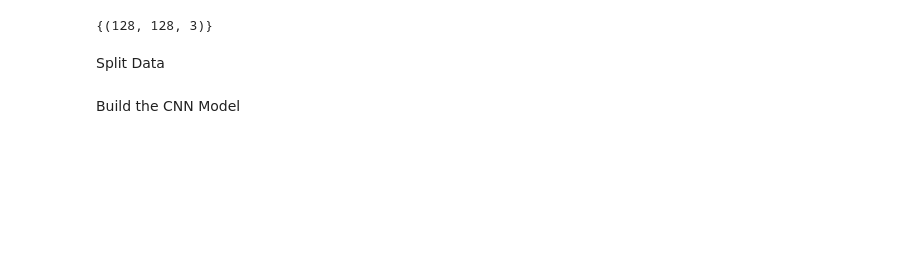
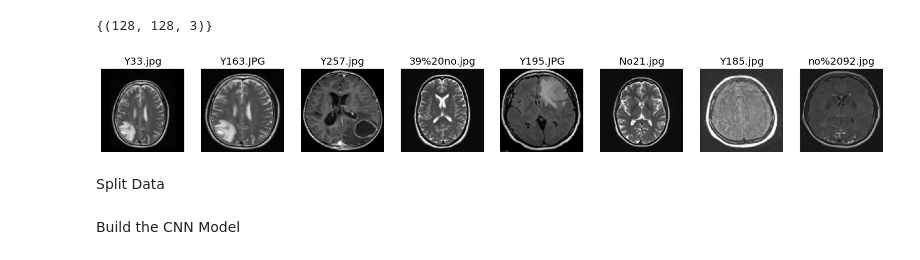
Before and after one commit to Ariamestra/BrainTumorFinal, a Jupyter notebook: BrainTumor.ipynb, the cells around one changed output. Drawn from its saved outputs; the diff is of its cells as text; code cells hidden in the pictures; blank space fills up the shorter version.

```diff
--- a/BrainTumor.ipynb
+++ b/BrainTumor.ipynb
@@ -51,7 +51,7 @@ def load_and_preprocess_image(url, resize_shape=(128, 128), normalize=True):
         image_array = np.array(image)
         if normalize:
             image_array = image_array / 255.0
-        return image_array
+        return image_array, url.split('/')[-1]  #-------------------------
     except Exception as e:
         print(f"Failed to retrieve {url}: {str(e)}")
         return None
@@ -317,6 +317,12 @@ image_urls = [
 images = [load_and_preprocess_image(url) for url in image_urls]
 images = [img for img in images if img is not None]  # Filters out failed loads or Nones
 
+#-------------------------------------------
+images, titles = zip(*[load_and_preprocess_image(url) for url in image_urls])
+images = [img for img, title in zip(images, titles) if img is not None]
+titles = [title for img, title in zip(images, titles) if img is not None]
+#-------------------------------------
+
 # Check image same shape
 print(set([img.shape for img in images]))
 
@@ -328,6 +334,27 @@ else:
     print("Not all images are the same shape or some images could not be loaded.")
 # %% [output]
 {(128, 128, 3)}
+# %%
+import matplotlib.pyplot as plt
+import random
+
+def display_random_images(images, titles, num_images=8):
+    if len(images) < num_images:
+        print(f"Not enough images to display: have {len(images)}, need {num_images}")
+        return
+
+    indices = random.sample(range(len(images)), num_images) # Randomly select images
+
+    fig, axes = plt.subplots(1, num_images, figsize=(20, 3))
+    for ax, index in zip(axes, indices):
+        ax.imshow(images[index])
+        ax.set_title(titles[index])
+        ax.axis('off')
+    plt.show()
+
+display_random_images(images, titles)
+# %% [output]
+[figure, added]
 # %% [markdown]
 Split Data
 # %%
```
Also changed, not shown: parts of 4 cells of this notebook.
